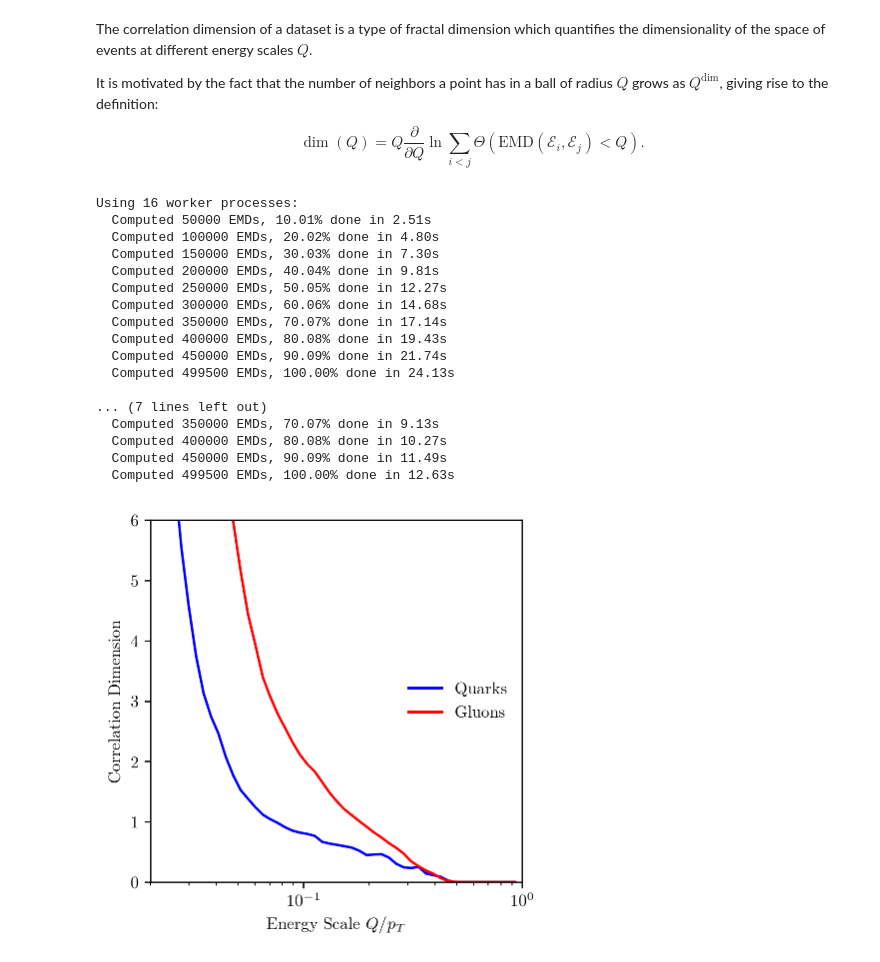
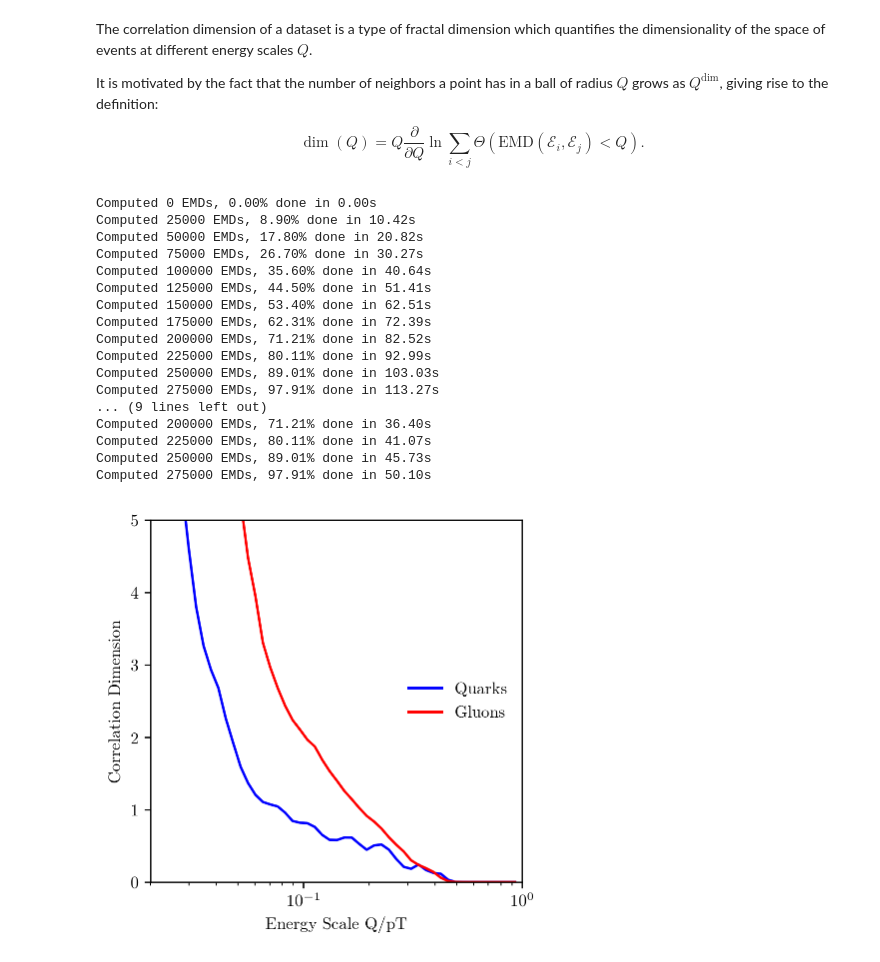
Before and after one commit to thaler-lab/EnergyFlow, a Jupyter notebook: EMD Demo.ipynb, the cells around one changed output. Cells and saved outputs as stored; diff of their text form; code cells hidden in the pictures.

Commit message:
added plot style

```diff
--- a/EMD Demo.ipynb
+++ b/EMD Demo.ipynb
@@ -16,6 +16,7 @@ $$\sum_{j} f_{ij} \le E_i,\,\,\, \sum_i f_{ij} \le E'_j,\,\,\,\sum_{ij}f_{ij}= \
 import numpy as np
 %matplotlib inline
 import matplotlib.pyplot as plt
+plt.rcParams.update({'figure.figsize': (4,4), 'figure.dpi': 120, 'font.family': 'serif'})
 
 from energyflow.emd import emd, emds
 from energyflow.datasets import qg_jets
@@ -94,27 +95,27 @@ It is motivated by the fact that the number of neighbors a point has in a ball o
 
 $$ \dim (Q) = Q\frac{\partial}{\partial Q} \ln \sum_{i<j} \Theta(\mathrm{EMD}(\mathcal E_i, \mathcal E_j) < Q).$$
 # %%
-# compute pairs of EMDs
-g_emds = emds(Gs, R=R, norm=True, verbose=1, print_every=50000)
-q_emds = emds(Qs, R=R, norm=True, verbose=1, print_every=50000)
+# compute pairs of EMDs (takes about 3 minutes, can change n_jobs if you have more cores)
+g_emds = emds(Gs, R=R, norm=True, verbose=1, n_jobs=1, print_every=25000)
+q_emds = emds(Qs, R=R, norm=True, verbose=1, n_jobs=1, print_every=25000)
 # %% [output]
-Using 16 worker processes:
-  Computed 50000 EMDs, 10.01% done in 2.51s
-  Computed 100000 EMDs, 20.02% done in 4.80s
-  Computed 150000 EMDs, 30.03% done in 7.30s
-  Computed 200000 EMDs, 40.04% done in 9.81s
-  Computed 250000 EMDs, 50.05% done in 12.27s
-  Computed 300000 EMDs, 60.06% done in 14.68s
-  Computed 350000 EMDs, 70.07% done in 17.14s
-  Computed 400000 EMDs, 80.08% done in 19.43s
-  Computed 450000 EMDs, 90.09% done in 21.74s
-  Computed 499500 EMDs, 100.00% done in 24.13s
-
-... (7 lines left out)
-  Computed 350000 EMDs, 70.07% done in 9.13s
-  Computed 400000 EMDs, 80.08% done in 10.27s
-  Computed 450000 EMDs, 90.09% done in 11.49s
-  Computed 499500 EMDs, 100.00% done in 12.63s
+Computed 0 EMDs, 0.00% done in 0.00s
+Computed 25000 EMDs, 8.90% done in 10.42s
+Computed 50000 EMDs, 17.80% done in 20.82s
+Computed 75000 EMDs, 26.70% done in 30.27s
+Computed 100000 EMDs, 35.60% done in 40.64s
+Computed 125000 EMDs, 44.50% done in 51.41s
+Computed 150000 EMDs, 53.40% done in 62.51s
+Computed 175000 EMDs, 62.31% done in 72.39s
+Computed 200000 EMDs, 71.21% done in 82.52s
+Computed 225000 EMDs, 80.11% done in 92.99s
+Computed 250000 EMDs, 89.01% done in 103.03s
+Computed 275000 EMDs, 97.91% done in 113.27s
+... (9 lines left out)
+Computed 200000 EMDs, 71.21% done in 36.40s
+Computed 225000 EMDs, 80.11% done in 41.07s
+Computed 250000 EMDs, 89.01% done in 45.73s
+Computed 275000 EMDs, 97.91% done in 50.10s
 # %%
 # prepare for histograms
 bins = 10**np.linspace(-2, 0, 60)
@@ -132,16 +133,16 @@ for emd_vals in [q_emds, g_emds]:
 # %%
 # plot the correlation dimensions
 plt.plot(midbins2, dims[0], '-', color='blue', label='Quarks')
 plt.plot(midbins2, dims[1], '-', color='red', label='Gluons')
 
 # labels
 plt.legend(loc='center right', frameon=False)
 
 # plot style
 plt.xscale('log')
-plt.xlabel(r'Energy Scale $Q/p_T$'); plt.ylabel('Correlation Dimension')
-plt.xlim(0.02, 1); plt.ylim(0, 6)
+plt.xlabel('Energy Scale Q/pT'); plt.ylabel('Correlation Dimension')
+plt.xlim(0.02, 1); plt.ylim(0, 5)
 
 plt.show()
 # %% [output]
-[figure, old version]
+[figure, new version]
```
Also changed, not shown: parts of 1 cell of this notebook.
